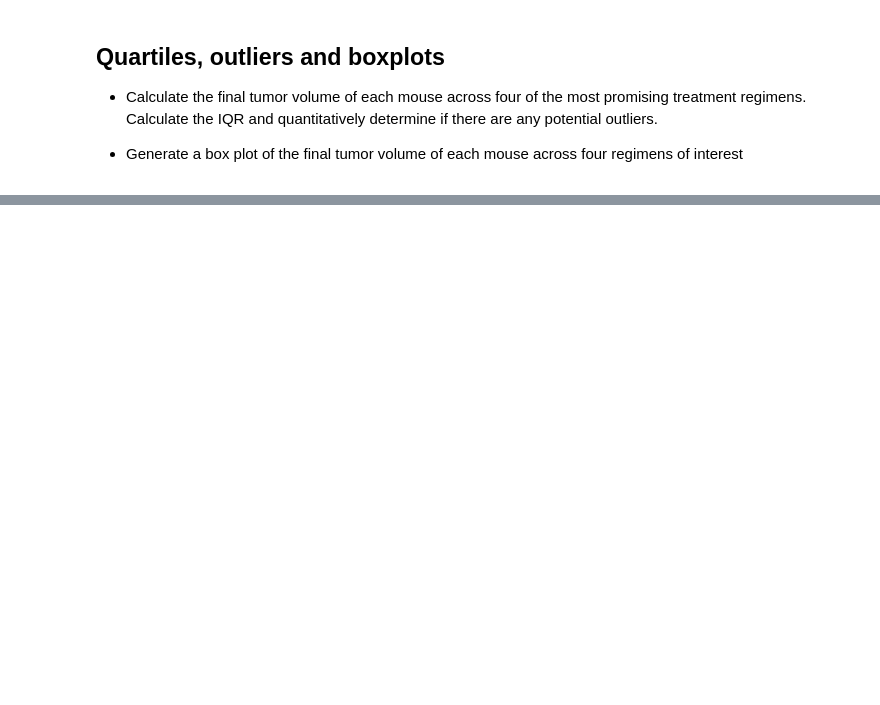
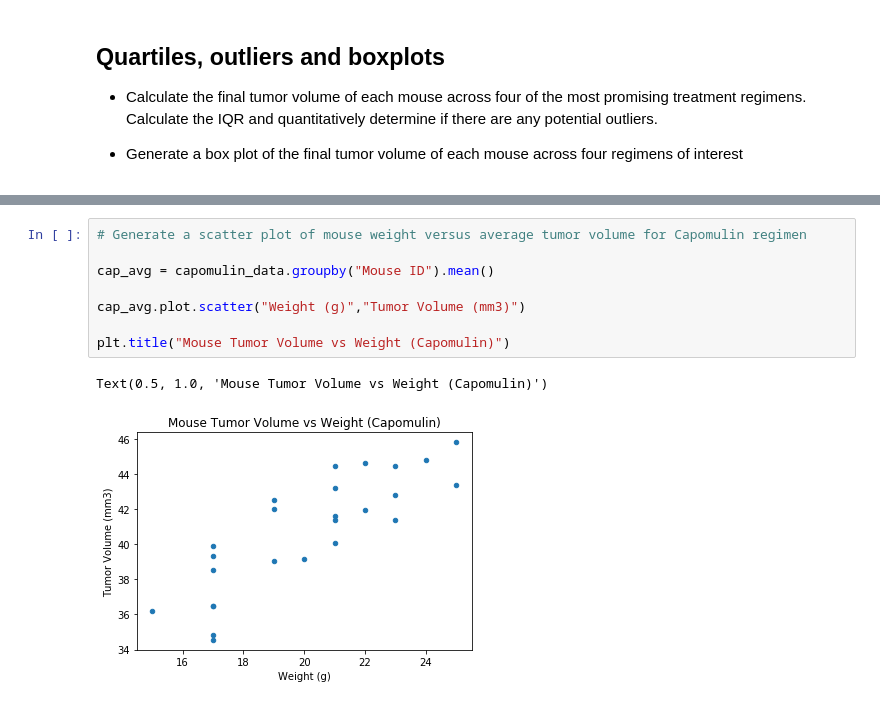
Before and after one commit to theriotn95/Pymaceuticals, a Jupyter notebook: pymaceuticals_study.ipynb, the cells around one changed output, grey strips where cells are left out. Saved outputs shown, nothing was run; the diff lists cells and outputs as text; blank space fills up the shorter version.

```diff
--- a/pymaceuticals_study.ipynb
+++ b/pymaceuticals_study.ipynb
@@ -179,0 +276,11 @@ plt.show()
+# %%
+# Generate a scatter plot of mouse weight versus average tumor volume for Capomulin regimen
+
+cap_avg = capomulin_data.groupby("Mouse ID").mean()
+
+cap_avg.plot.scatter("Weight (g)","Tumor Volume (mm3)")
+
+plt.title("Mouse Tumor Volume vs Weight (Capomulin)")
+# %% [output]
+Text(0.5, 1.0, 'Mouse Tumor Volume vs Weight (Capomulin)')
+[figure, added]
```
Also changed, not shown: parts of 12 cells of this notebook.
